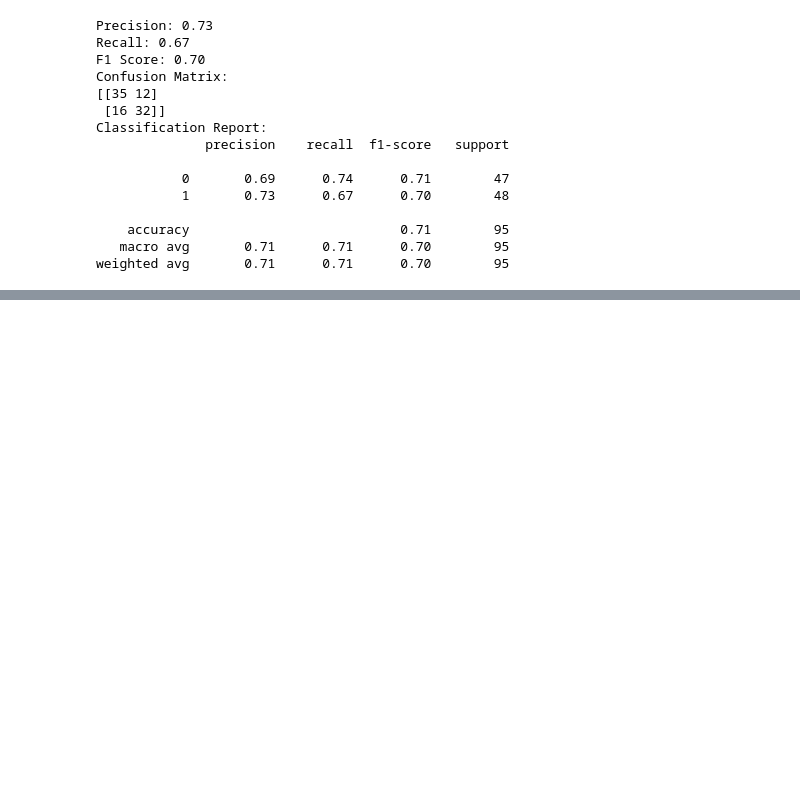
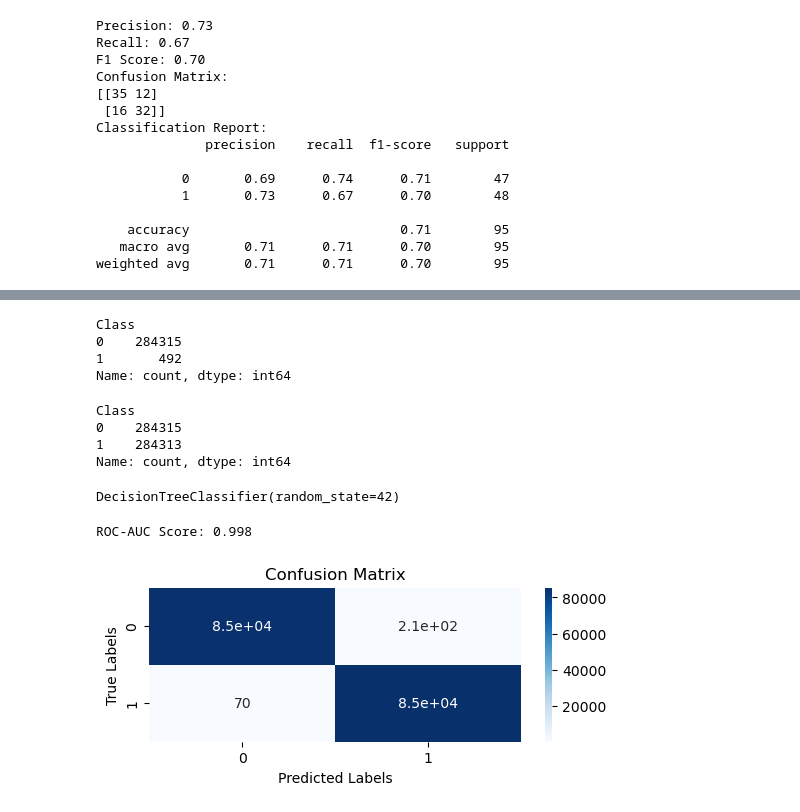
Before and after one commit to Syed-Shahir/100DaysOfBytewise, a Jupyter notebook: BTW_W6_Task2.ipynb, the cells around one changed output, grey strips where cells are left out. Saved outputs shown, nothing was run; the diff lists cells and outputs as text; code cells hidden in the pictures; blank space fills up the shorter version.

```diff
--- a/BTW_W6_Task2.ipynb
+++ b/BTW_W6_Task2.ipynb
@@ -245,0 +258,7 @@ weighted avg       0.71      0.71      0.70        95
+# %%
+#importing dataset
+fp = 'creditcard.csv'
+credit_df = pd.read_csv(fp)
+
+print(credit_df.columns[credit_df.isnull().any()])
+credit_df.head(3)
@@ -245,0 +272,10 @@ weighted avg       0.71      0.71      0.70        95
+# %%
+#NO null values exist
+#Target variable(incase of credit card there is possibility that normal transactions would have been more as compared to fraud
+#due to which the dataset could be imbalanced) So lets have a look...
+credit_df['Class'].value_counts()
+# %% [output]
+Class
+0    284315
+1       492
+Name: count, dtype: int64
@@ -245,0 +294,62 @@ weighted avg       0.71      0.71      0.70        95
+# %%
+#as we can see that we have highly imbalance dataset we can use 2 approaches oversampling and undersampling in this solution we will use Oversampling
+#methodology that is ADASYN
+from imblearn.over_sampling import ADASYN
+
+adasyn = ADASYN(random_state=42)
+X_adasyn, Y_adasyn = adasyn.fit_resample(X_standard, Y)
+
+# Converting the resampled arrays back to DataFrames
+X_adasyn_df = pd.DataFrame(X_adasyn, columns=X.columns)
+Y_adasyn_df = pd.DataFrame(Y_adasyn, columns=['Class'])
+
+# Combine X and y to view the complete DataFrame
+Credit_bal_df = pd.concat([X_adasyn_df, Y_adasyn_df], axis=1)
+
+Credit_bal_df['Class'].value_counts()
+# %% [output]
+Class
+0    284315
+1    284313
+Name: count, dtype: int64
+# %%
+#from the above output we can say that our dataset is now fairly balance but we will use undersampling later and compare both results
+#Now train and test split
+#redifining our X and Y
+X = Credit_bal_df.drop(columns=['Class'])
+Y = Credit_bal_df['Class']
+
+from sklearn.model_selection import train_test_split
+
+X_train, X_test, Y_train, Y_test = train_test_split(X, Y, test_size=0.3, random_state=42)
+# %%
+#decision Tree Classifier
+from sklearn.tree import DecisionTreeClassifier
+
+# Training the model
+clf = DecisionTreeClassifier(random_state=42)
+clf.fit(X_train, Y_train)
+# %% [output]
+DecisionTreeClassifier(random_state=42)
+# %%
+from sklearn.metrics import roc_auc_score, confusion_matrix
+
+# Prediction on the test set
+Y_pred = clf.predict(X_test)
+
+# ROC-AUC score
+roc_auc = roc_auc_score(Y_test, Y_pred)
+print(f'ROC-AUC Score: {roc_auc:.3f}')
+
+# confusion matrix
+conf_mat = confusion_matrix(Y_test, Y_pred)
+# Ploting the confusion matrix
+plt.figure(figsize=(6, 2))
+sns.heatmap(conf_mat, annot=True, cmap='Blues')
+plt.xlabel('Predicted Labels')
+plt.ylabel('True Labels')
+plt.title('Confusion Matrix')
+plt.show()
+# %% [output]
+ROC-AUC Score: 0.998
+[figure, added]
```
Also changed, not shown: parts of 37 cells of this notebook.
